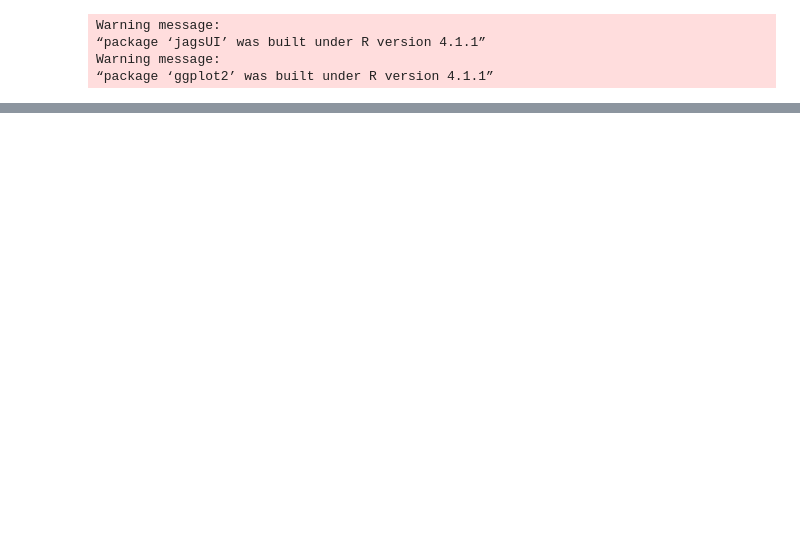
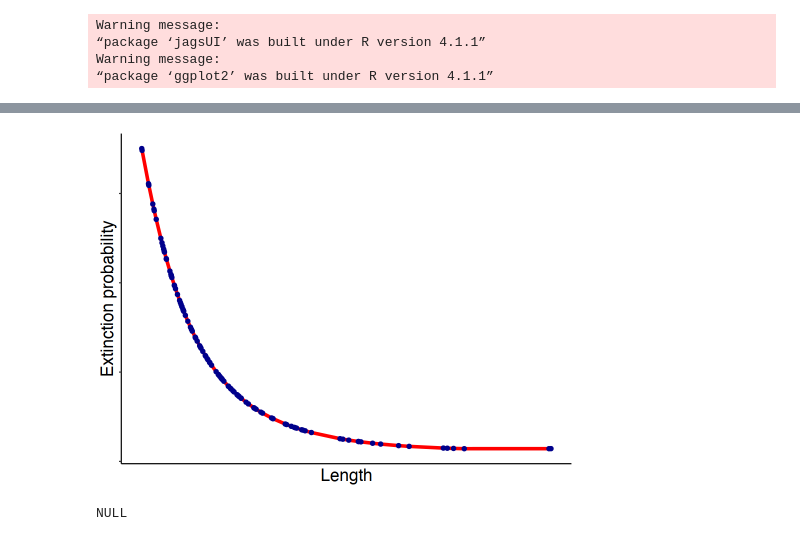
Before and after one commit to erikseulean/wildlife, a Jupyter notebook: Assignment3.ipynb, the cells around one changed output, grey strips where cells are left out. Drawn from its saved outputs; the diff is of its cells as text; code cells hidden in the pictures; blank space fills up the shorter version.

```diff
--- a/Assignment3.ipynb
+++ b/Assignment3.ipynb
@@ -205,0 +222,17 @@ volesout$mean$propocc
+# %%
+options(repr.plot.width=8, repr.plot.height=6)
+lengthepsilon = data.frame(
+    Length = voles$Length,
+    Epsilon = volesout$mean$epsilon[,1]
+)
+
+ggplot(data = lengthepsilon,
+       aes(x = Length, y = Epsilon)) +
+       geom_line(line_type="dotted", color="red", size=1.5) + geom_point(color="darkblue", size=2) + theme(panel.grid.major = element_blank(), panel.grid.minor = element_blank(),
+        panel.background = element_blank(),
+        axis.line = element_line(colour = "black"),
+        text = element_text(size=20),
+        axis.ticks.x=element_blank(),
+        axis.text.x=element_blank(),
+        axis.text.y=element_blank()) + ylab("Extinction probability")
+# %% [output]
@@ -205,0 +241,5 @@ volesout$mean$propocc
+[figure, added]
+# %%
+voles$mean$epsilon[,1]
+# %% [output]
+NULL
```
Also changed, not shown: parts of 14 cells of this notebook, 4 other files.
